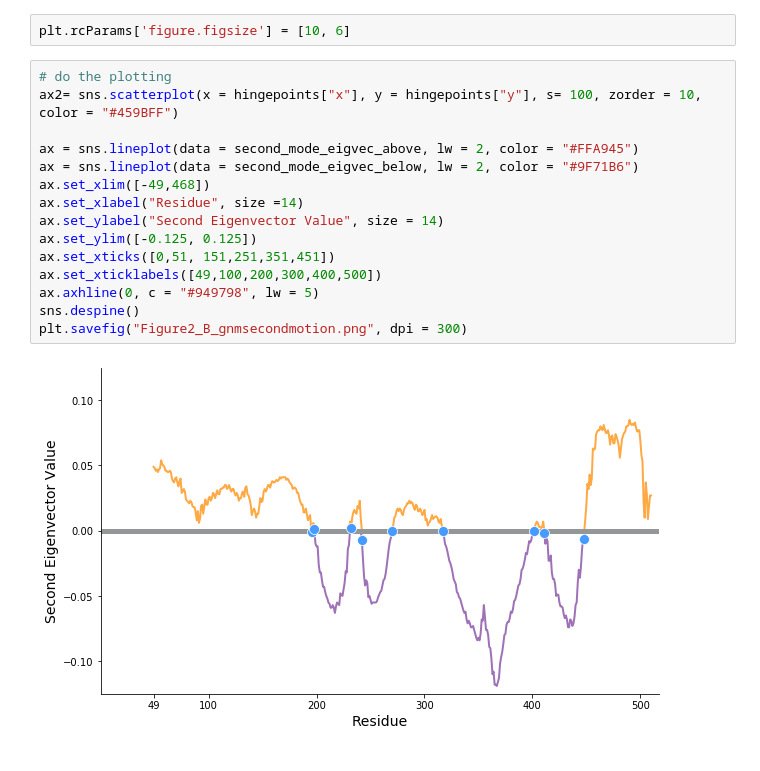
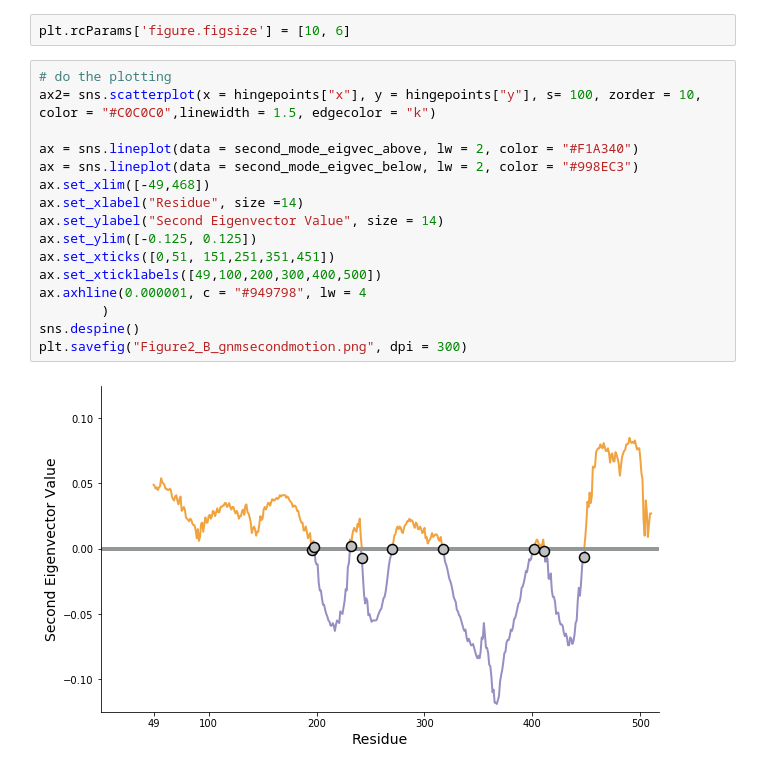
Before and after one commit to shorthouse-mrc/Fumarate_Hydratase, a Jupyter notebook: Figure_2/Figure2_B_hingemotions.ipynb, the cells around one changed output. Drawn from its saved outputs; the diff is of its cells as text.

```diff
--- a/Figure_2/Figure2_B_hingemotions.ipynb
+++ b/Figure_2/Figure2_B_hingemotions.ipynb
@@ -133,18 +133,19 @@ hingepoints = pd.DataFrame.from_records(scatter_values, columns= ["x", "y"])
 plt.rcParams['figure.figsize'] = [10, 6]
 # %%
 # do the plotting
-ax2= sns.scatterplot(x = hingepoints["x"], y = hingepoints["y"], s= 100, zorder = 10, color = "#459BFF")
+ax2= sns.scatterplot(x = hingepoints["x"], y = hingepoints["y"], s= 100, zorder = 10, color = "#C0C0C0",linewidth = 1.5, edgecolor = "k")
 
-ax = sns.lineplot(data = second_mode_eigvec_above, lw = 2, color = "#FFA945")
-ax = sns.lineplot(data = second_mode_eigvec_below, lw = 2, color = "#9F71B6")
+ax = sns.lineplot(data = second_mode_eigvec_above, lw = 2, color = "#F1A340")
+ax = sns.lineplot(data = second_mode_eigvec_below, lw = 2, color = "#998EC3")
 ax.set_xlim([-49,468])
 ax.set_xlabel("Residue", size =14)
 ax.set_ylabel("Second Eigenvector Value", size = 14)
 ax.set_ylim([-0.125, 0.125])
 ax.set_xticks([0,51, 151,251,351,451])
 ax.set_xticklabels([49,100,200,300,400,500])
-ax.axhline(0, c = "#949798", lw = 5)
+ax.axhline(0.000001, c = "#949798", lw = 4
+        )
 sns.despine()
 plt.savefig("Figure2_B_gnmsecondmotion.png", dpi = 300)
 # %% [output]
-[figure, old version]
+[figure, new version]
```
Also changed, not shown: parts of 3 cells of this notebook, 1 other file.
